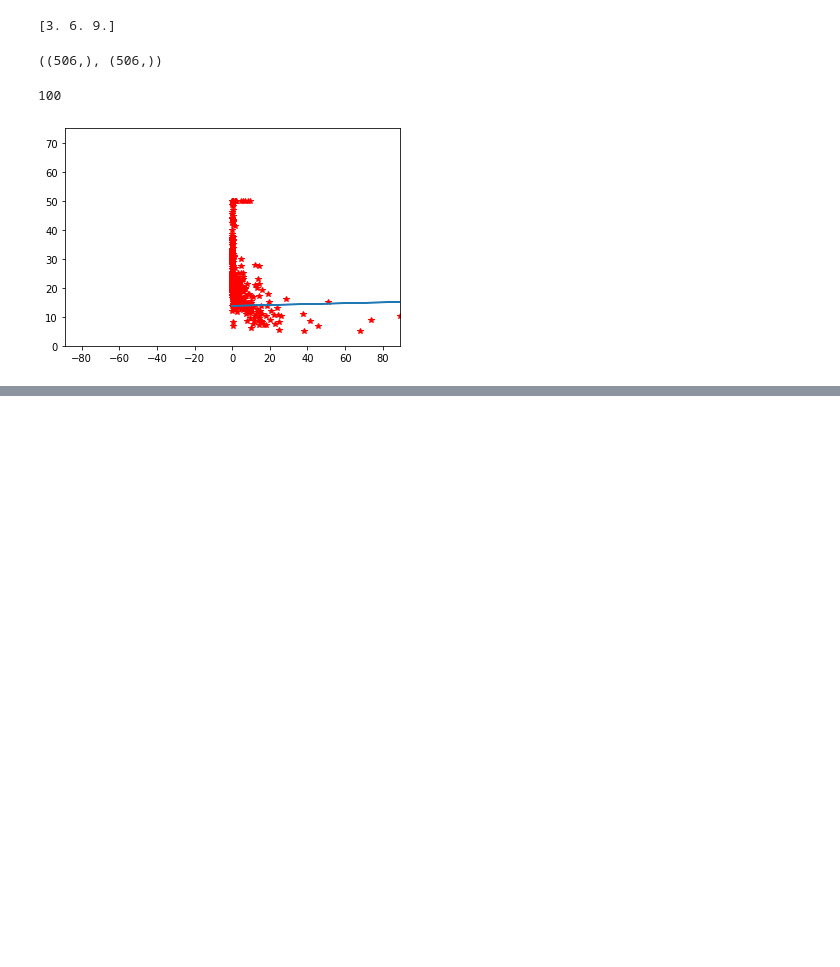
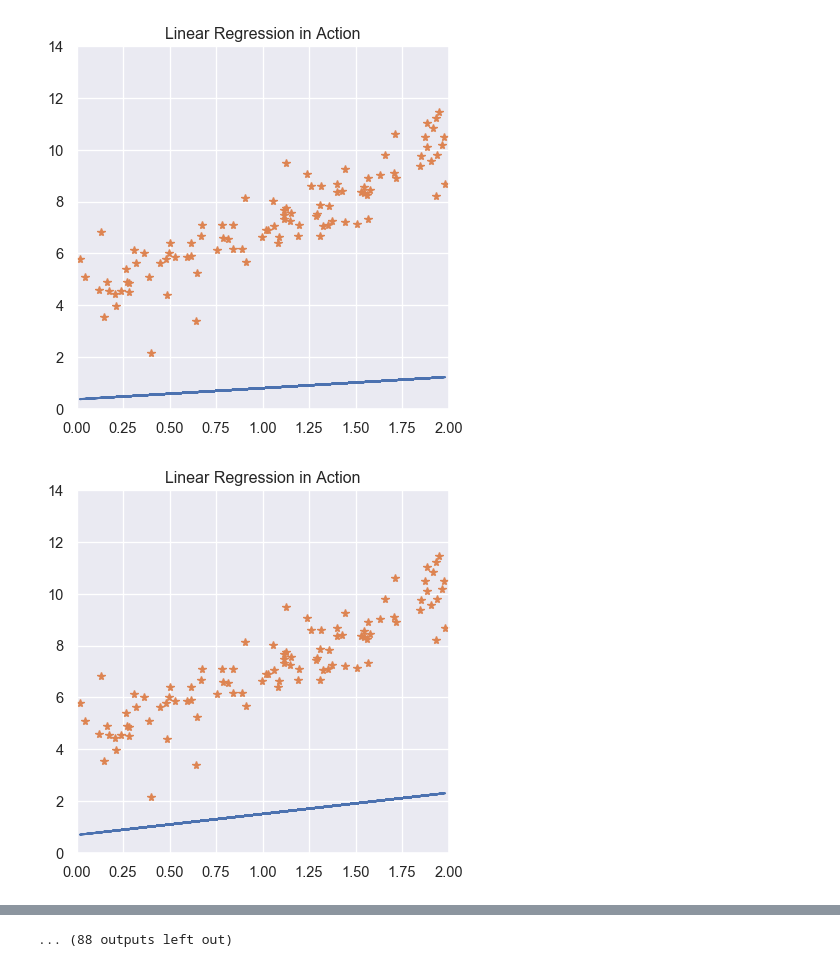
Before and after one commit to JeisonPham/100-days-of-ml, a Jupyter notebook: Day 11/day-11.ipynb, the cells around one changed output, grey strips where cells are left out. Drawn from its saved outputs; the diff is of its cells as text; code cells hidden in the pictures; blank space fills up the shorter version.

```diff
--- a/Day 11/day-11.ipynb
+++ b/Day 11/day-11.ipynb
@@ -4,11 +4,6 @@ import numpy as np
 def hypothesis(x, theta0, theta1):
     y = theta0 + theta1 * x
     return y
-# %%
-x = np.array([1.0, 2.0, 3.0])
-print(hypothesis(x, 0, 3))
-# %% [output]
-[3. 6. 9.]
 # %%
 def cost(x, y, theta0, theta1):
     return (1/2*len(x)) * np.sum(np.square(hypothesis(x, theta0, theta1) - y))
@@ -25,19 +20,12 @@ def gradient(theta0, theta1, learning_rate, x, y, iter):
         t1 = temp1
         history.append([t0, t1])
     return history
-# %%
-from sklearn.datasets import load_boston
-boston = load_boston()
-boston.data[:,1].shape, boston.target.shape
-# %% [output]
-((506,), (506,))
 # %%
-x = boston.data[:,0]
-y = boston.target
-
+x = 2 * np.random.rand(100,1)
+y = 4 + 3 * x + np.random.randn(100,1)
 theta0 = 0
 theta1= 0
 
-history = gradient(theta0, theta1, 0.01, x, y, 100)
+history = gradient(theta0, theta1, 0.05, x, y, 100)
 theta0 = history[-1][0]
 theta1 = history[-1][1]
@@ -54,32 +32,24 @@ def visualize(thetas, x, y):
-# %%
-len(history)
-# %% [output]
-100
-# %%
-import matplotlib
-matplotlib.use("TkAgg")
-import matplotlib.pyplot as plt
-import matplotlib.animation as animation
-import pandas as pd
-import numpy as np
-%matplotlib inline
-from IPython.display import HTML
-
-
-fig = plt.figure()
-ax = plt.axes(xlim=(-np.amax(x),np.amax(x)), ylim=(0,1.5 * np.amax(y)))
-
-lines = [plt.plot([], [], color='red', marker='*', linestyle='None')[0],plt.plot([], [])[0]]
-
-def animate(i):
-    ts = history[i]
-    lines[0].set_data(x,y)
-    lines[1].set_data(x, hypothesis(x, ts[0], ts[1]))
-    return lines
-
-anim = animation.FuncAnimation(fig, animate,
-           frames=len(history), interval=60, blit=True)
-anim.save('line.gif', dpi=80, writer='imagemagick')
-plt.show()
-# %% [output]
-[figure, removed]
+# %%
+from matplotlib import pyplot as plt
+import seaborn as sns
+import pandas as pd
+
+sns.set()
+my_dpi=96
+for i in range(len(history)):
+    ts = history[i]
+    predict = hypothesis(x, ts[0], ts[1])
+    plt.figure(figsize=(480/my_dpi, 480/my_dpi), dpi=my_dpi)
+    # df  = pd.DataFrame({'x':x, 'y':predict})
+    # sns.lineplot(x='x', y='y', data=df)
+    # sns.lmplot(x='x', y='y', data=df, color='red')
+    plt.xlim(0, 2)
+    plt.ylim(0, 14)
+    plt.title("Linear Regression in Action")
+    plt.plot(x, predict)
+    plt.plot(x, y, marker='*', linestyle='None')
+    filename='imgs/steps'+str(i)+'.png'
+    plt.savefig(filename, dpi=96)
+# %% [output]
+[figure, added]
+[figure, added]
@@ -85,0 +66 @@ plt.show()
+... (88 outputs left out)
```
Also changed, not shown: parts of 2 cells of this notebook, 6 other files.
